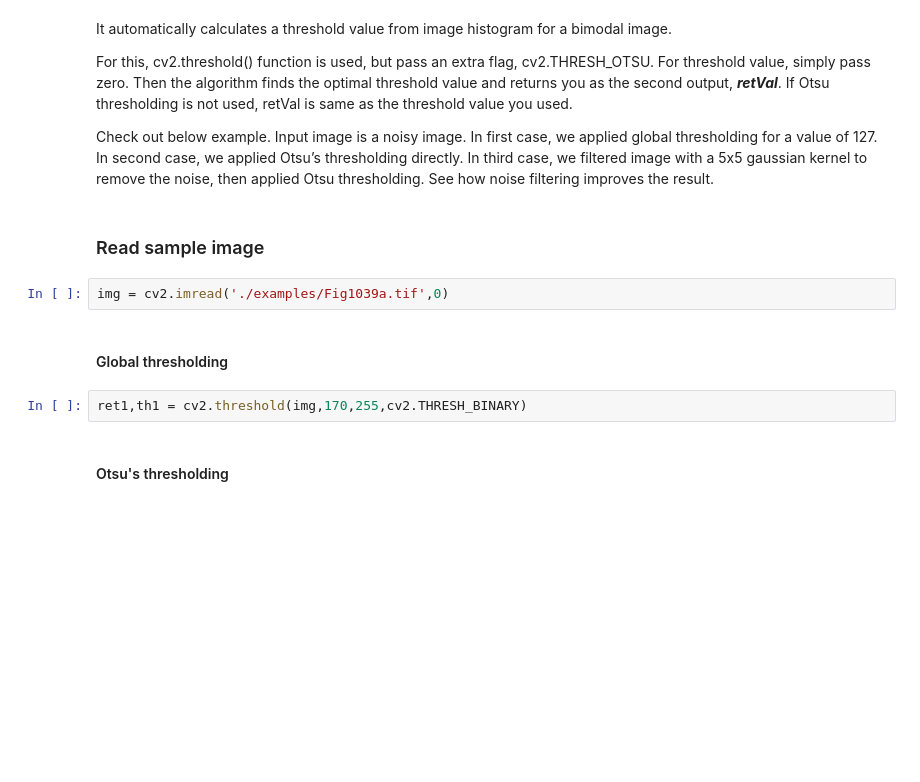
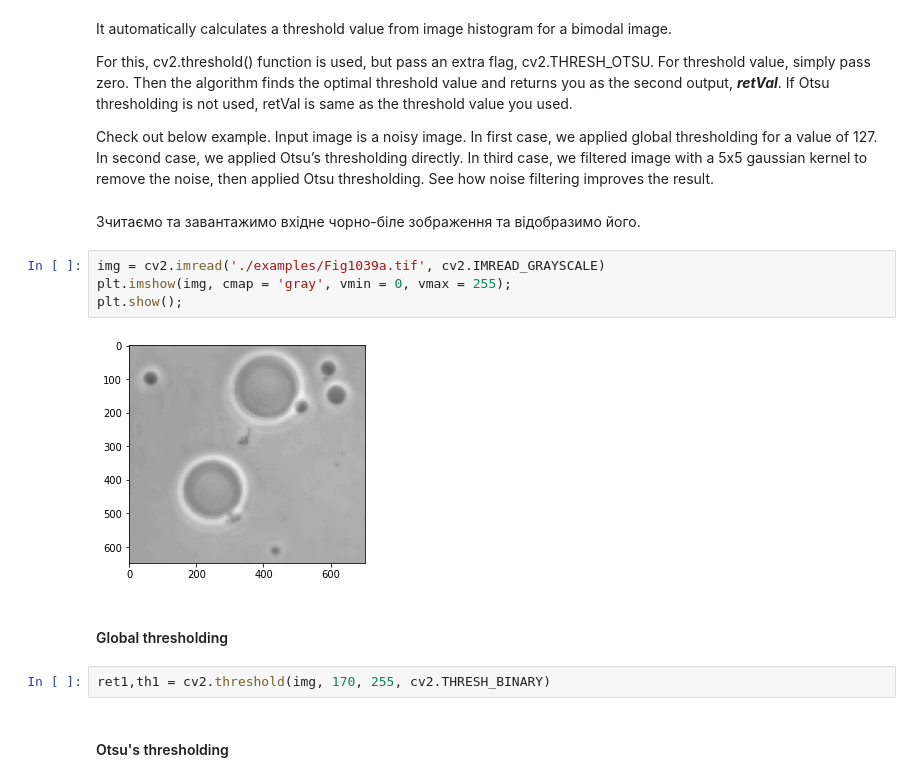
Before and after one commit to lavolpenoire/DIP, a Jupyter notebook: Lab6.ipynb, the cells around one changed output. Saved outputs shown, nothing was run; the diff lists cells and outputs as text; blank space fills up the shorter version.

Commit message:
Lab6: Update global threshold section

```diff
--- a/Lab6.ipynb
+++ b/Lab6.ipynb
@@ -79,14 +52,18 @@ It automatically calculates a threshold value from image histogram for a bimodal
 For this, cv2.threshold() function is used, but pass an extra flag, cv2.THRESH_OTSU. For threshold value, simply pass zero. Then the algorithm finds the optimal threshold value and returns you as the second output, <b><i>retVal</i></b>. If Otsu thresholding is not used, retVal is same as the threshold value you used.
 
 Check out below example. Input image is a noisy image. In first case, we applied global thresholding for a value of 127. In second case, we applied Otsu’s thresholding directly. In third case, we filtered image with a 5x5 gaussian kernel to remove the noise, then applied Otsu thresholding. See how noise filtering improves the result.
-# %% [markdown]
-<h3>Read sample image</h3>
+# %% [markdown]
+Зчитаємо та завантажимо вхідне чорно-біле зображення та відобразимо його.
 # %%
-img = cv2.imread('./examples/Fig1039a.tif',0)
+img = cv2.imread('./examples/Fig1039a.tif', cv2.IMREAD_GRAYSCALE)
+plt.imshow(img, cmap = 'gray', vmin = 0, vmax = 255);
+plt.show();
+# %% [output]
+[figure, added]
 # %% [markdown]
 <h4>Global thresholding</h4>
 # %%
-ret1,th1 = cv2.threshold(img,170,255,cv2.THRESH_BINARY)
+ret1,th1 = cv2.threshold(img, 170, 255, cv2.THRESH_BINARY)
 # %% [markdown]
 <h4>Otsu's thresholding</h4>
 # %%
```
Also changed, not shown: parts of 18 cells of this notebook.
